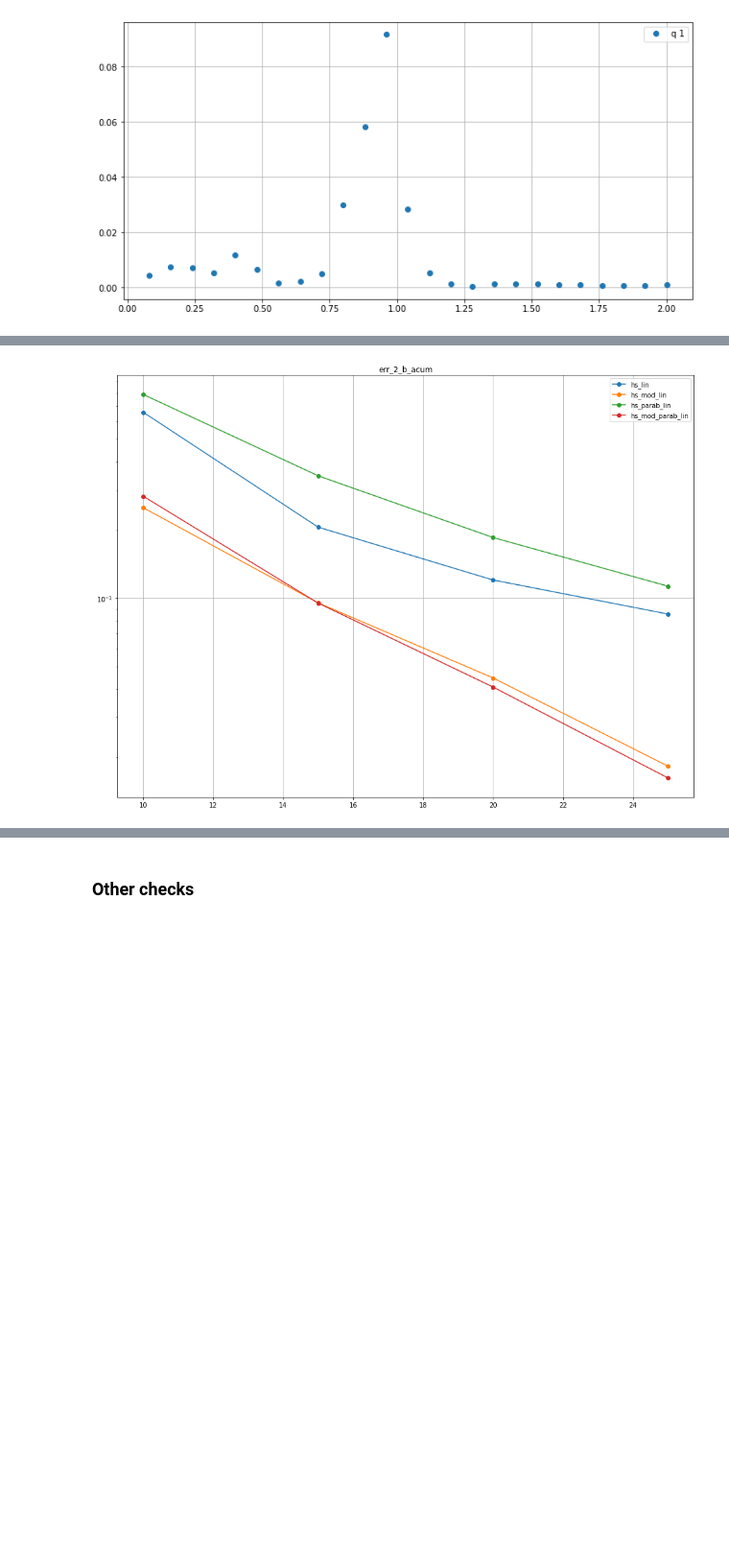
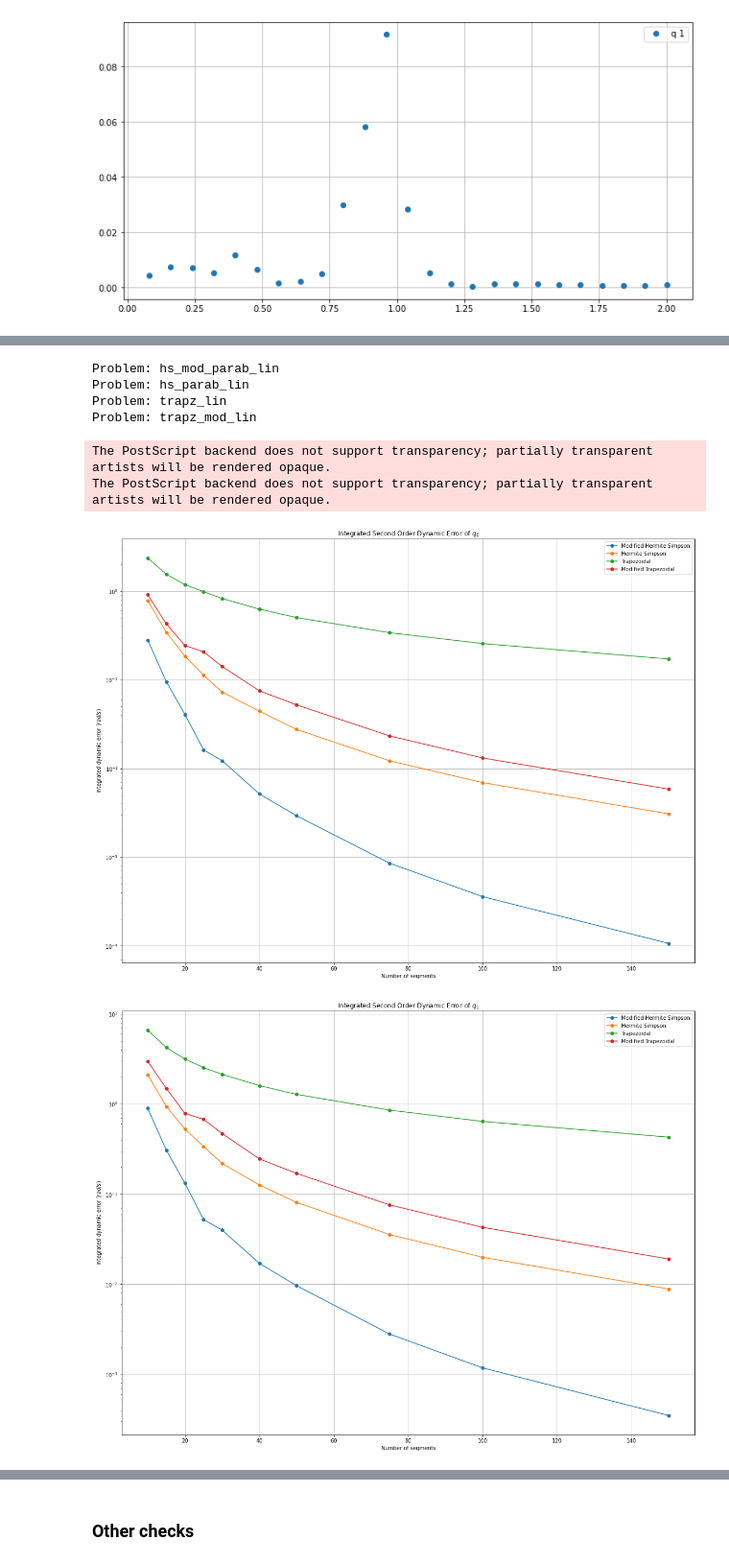
Before and after one commit to AunSiro/Second-Order-Schemes, a Jupyter notebook: Cartpole-Underactuated.ipynb, the cells around one changed output, grey strips where cells are left out. Shown at 96% size. Saved outputs shown, nothing was run; the diff lists cells and outputs as text; code cells hidden in the pictures; blank space fills up the shorter version.

Commit message:
graphs corrected

```diff
--- a/Cartpole-Underactuated.ipynb
+++ b/Cartpole-Underactuated.ipynb
@@ -380,0 +392,8 @@ True
+# %%
+for scheme in results.keys():
+    if 'hs' in scheme:
+        n_coll = np.array(results[scheme]['N_arr'])*2-1
+        results[scheme]['N_coll_arr'] = n_coll
+    else:
+        results[scheme]['N_coll_arr'] = results[scheme]['N_arr']
+    print(scheme, results[scheme]['N_arr'],results[scheme]['N_coll_arr'])
@@ -522,9 +541,9 @@ plt.grid()
 [figure]
 [figure]
 # %%
-schemes = ['hs', 'hs_mod', 'hs_parab', 'hs_mod_parab']
-initials = ['lin', 'funcs']
-n_interp = 500
+schemes = ['hs', 'hs_mod', 'hs_parab', 'hs_mod_parab', 'trapz', 'trapz_mod']
+initials = ['lin']#, 'funcs']
+n_interp = 4000
 for scheme in schemes:
     for init in initials:
         key = scheme + '_' + init
@@ -580,6 +599,6 @@ Problem: hs_mod_lin
 # %%
-schemes = ['hs', 'hs_mod', 'hs_parab', 'hs_mod_parab']
-initials = ['lin', 'funcs']
+#schemes = ['hs', 'hs_mod', 'hs_parab', 'hs_mod_parab']
+#initials = ['lin', 'funcs']
 for scheme in schemes:
     for init in initials:
         key = scheme + '_' + init
@@ -613,22 +722,29 @@ Problem: hs_mod_parab_funcs
 # %%
-schemes_graph = ['hs', 'hs_mod','hs_parab', 'hs_mod_parab']
+schemes_graph = ['hs_mod_parab', 'hs_parab', 'trapz', 'trapz_mod']
+titles = ['Modified Hermite Simpson', 'Hermite Simpson','Trapezoidal', 'Modified Trapezoidal']
+colors = [f'C{ii}' for ii in range(9)]
 data_array = ['err_q_acum','err_v_acum','err_2_b_acum','cpudt']
 initial = 'lin'
-plt.figure(figsize=[16,12])
 
 
 data_key = data_array[2]
-qq = 0
-plt.title(data_key)
-for scheme in schemes_graph:
-    key = scheme + '_' + initial
-    print('Problem:', key)
-    N_arr = results[key]['N_arr']
-    if len(results[key][data_key].shape) == 1:
-        plt.plot(N_arr,results[key][data_key], marker = 'o',label = key)
-    else:
-        plt.plot(N_arr,results[key][data_key][:,qq], marker = 'o',label = key)
-plt.yscale('log')
-plt.grid()
-plt.legend()
+for qq in range(2):
+    plt.figure(figsize=[16,12])
+    plt.title(f'Integrated Second Order Dynamic Error of $q_{qq}$')
+    for ii in range(4):
+        scheme = schemes_graph[ii]
+        key = scheme + '_' + initial
+        print('Problem:', key)
+        N_arr = results[key]['N_arr']
+        if len(results[key][data_key].shape) == 1:
+            plt.plot(N_arr,results[key][data_key], marker = 'o',label = titles[ii])
+        else:
+            plt.plot(N_arr,results[key][data_key][:,qq], marker = 'o',label = titles[ii])
+    plt.yscale('log')
+    plt.xlabel('Number of segments')
+    plt.grid()
+    plt.legend()
+    plt.ylabel('integrated dynamic error $(rad/s)$')
+    plt.tight_layout(pad = 0.0)
+    plt.savefig(f'tight_layout_Cartpole Integrated Second Order Dynamic Error, q_{qq} vs N.eps', format='eps')
 # %% [output]
@@ -640 +757,8 @@ Problem: hs_mod_parab_lin
+Problem: hs_mod_parab_lin
+Problem: hs_parab_lin
+Problem: trapz_lin
+Problem: trapz_mod_lin
+The PostScript backend does not support transparency; partially transparent artists will be rendered opaque.
+The PostScript backend does not support transparency; partially transparent artists will be rendered opaque.
-[figure, old version]
+[figure, new version]
+[figure, added]
```
Also changed, not shown: parts of 21 cells of this notebook.
